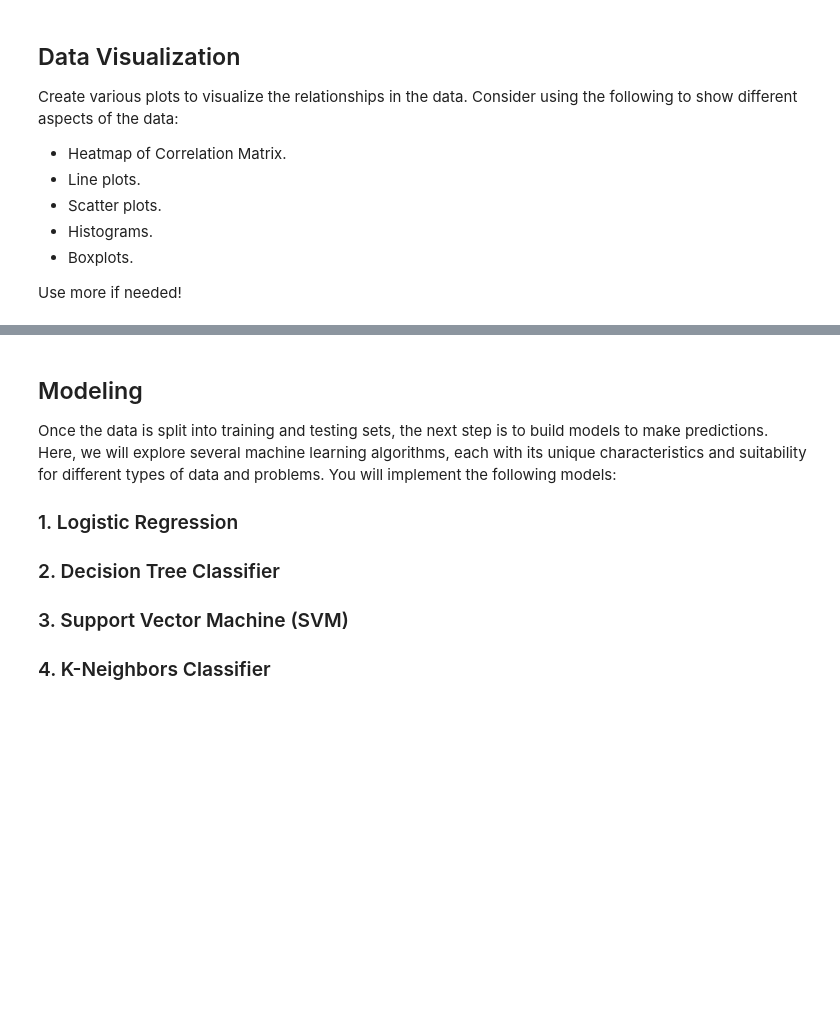
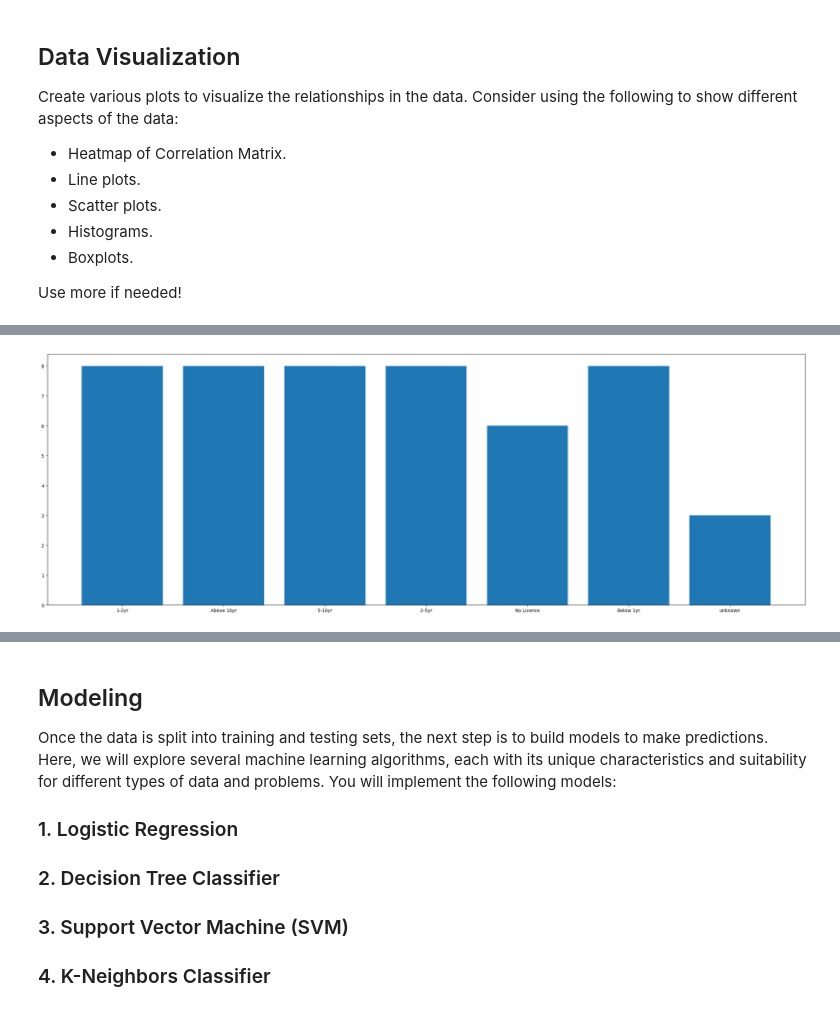
Before and after one commit to AbdullahHafiz30/Tuwaiq-Academy-Week-2, a Jupyter notebook: Tuwaiq-Academy-Week-2/Weekly_Task_2/Weekly_Project.ipynb, the cells around one changed output, grey strips where cells are left out. Cells and saved outputs as stored; diff of their text form; code cells hidden in the pictures; blank space fills up the shorter version.

```diff
--- a/Tuwaiq-Academy-Week-2/Weekly_Task_2/Weekly_Project.ipynb
+++ b/Tuwaiq-Academy-Week-2/Weekly_Task_2/Weekly_Project.ipynb
@@ -62,0 +408,6 @@ Use more if needed!
+# %%
+plt.figure(figsize=(30,10))
+plt.bar(df['Driving_experience'], df['Number_of_casualties'])
+plt.show()
+# %% [output]
+[figure, added]
```
Also changed, not shown: parts of 73 cells of this notebook.
